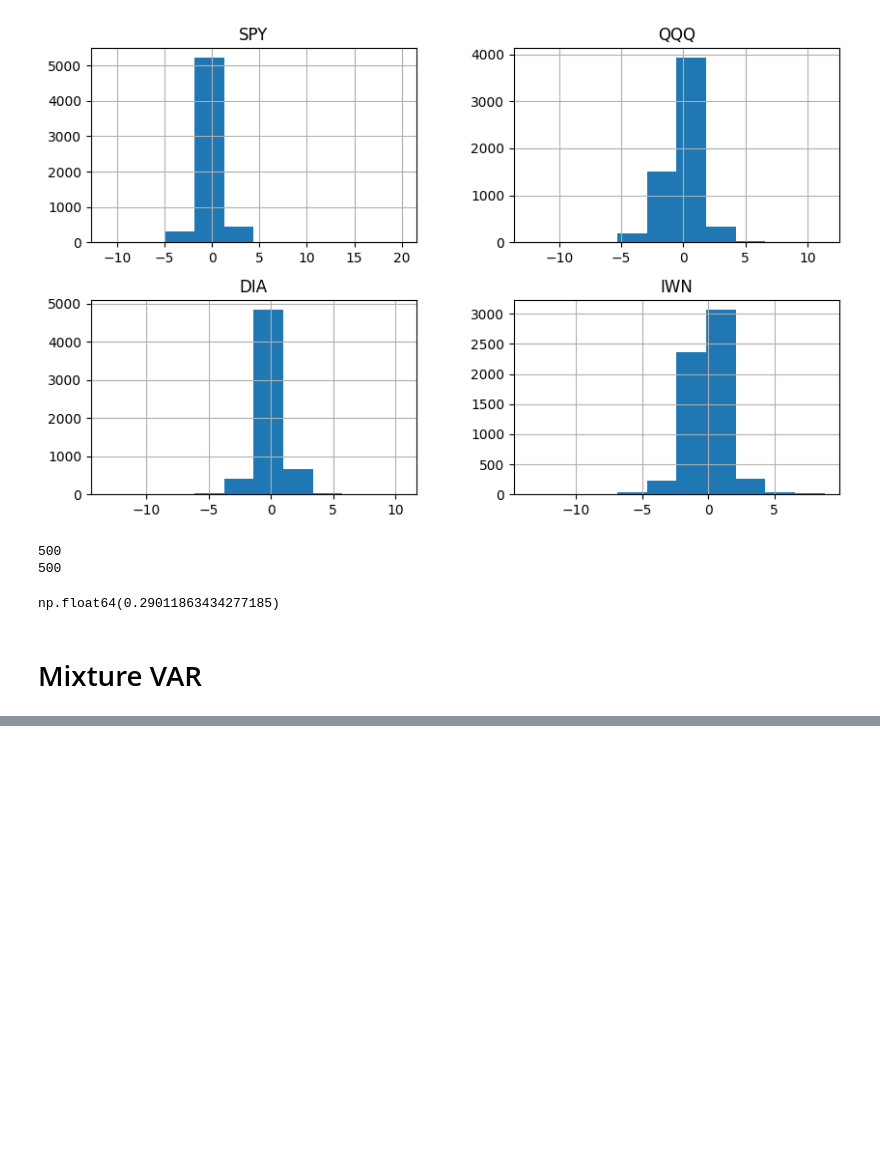
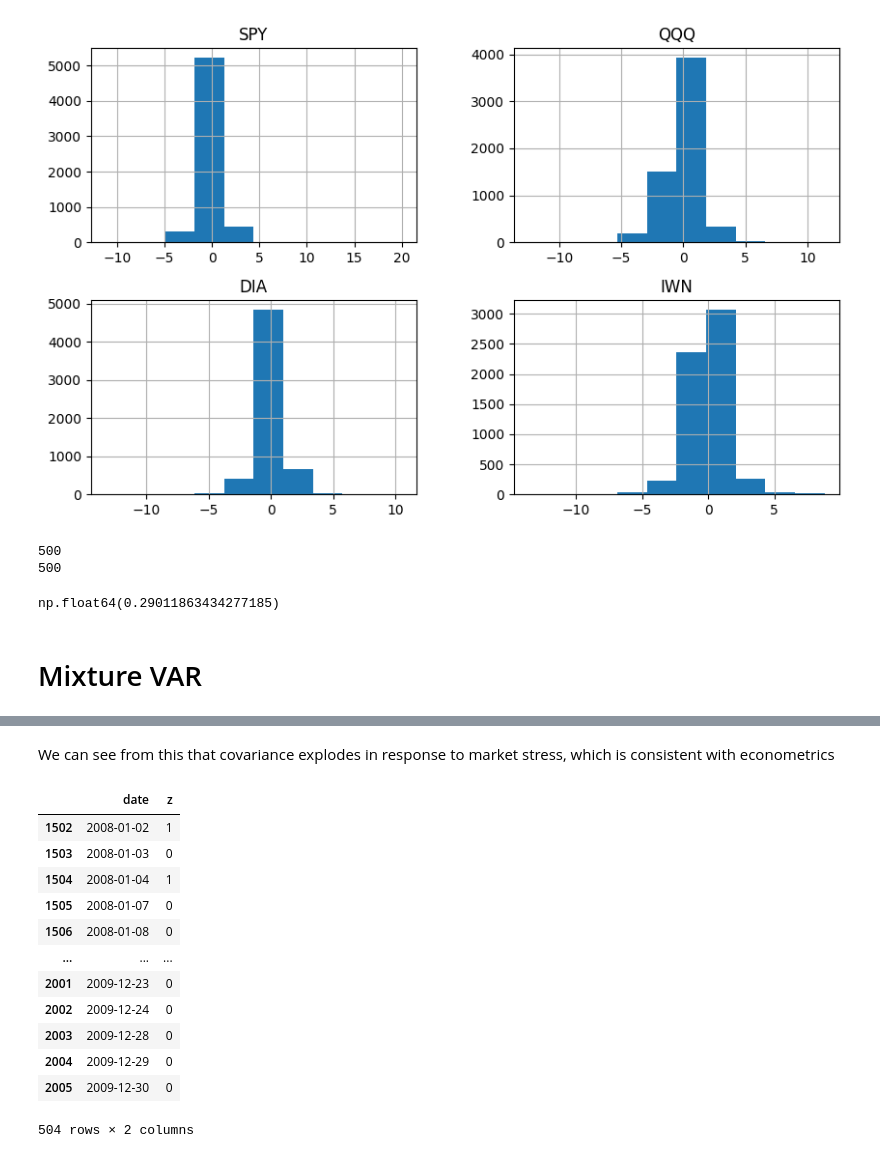
Before and after one commit to JonathanMa03/pmlproject-MaZhuTao-SP26, a Jupyter notebook: test_notebook.ipynb, the cells around one changed output, grey strips where cells are left out. Saved outputs shown, nothing was run; the diff lists cells and outputs as text; code cells hidden in the pictures; blank space fills up the shorter version.

```diff
--- a/test_notebook.ipynb
+++ b/test_notebook.ipynb
@@ -232,0 +350,19 @@ np.float64(0.29011863434277185)
+# %% [markdown]
+We can see from this that covariance explodes in response to market stress, which is consistent with econometrics
+# %%
+regime_df["z"].value_counts(normalize=True)
+regime_df[(regime_df["date"] > "2008-01-01") & (regime_df["date"] < "2009-12-31")]
+# %% [output]
+|  | date | z |
+| 1502 | 2008-01-02 | 1 |
+| 1503 | 2008-01-03 | 0 |
+| 1504 | 2008-01-04 | 1 |
+| 1505 | 2008-01-07 | 0 |
+| 1506 | 2008-01-08 | 0 |
+| ... | ... | ... |
+| 2001 | 2009-12-23 | 0 |
+| 2002 | 2009-12-24 | 0 |
+| 2003 | 2009-12-28 | 0 |
+| 2004 | 2009-12-29 | 0 |
+| 2005 | 2009-12-30 | 0 |
+504 rows × 2 columns
```
Also changed, not shown: parts of 18 cells of this notebook, 1 other file.
